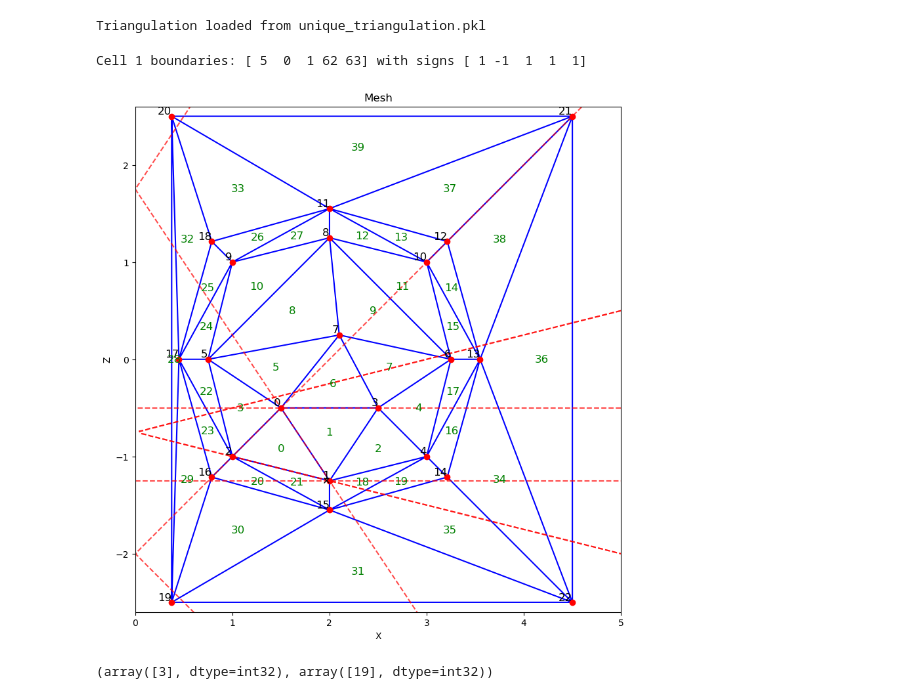
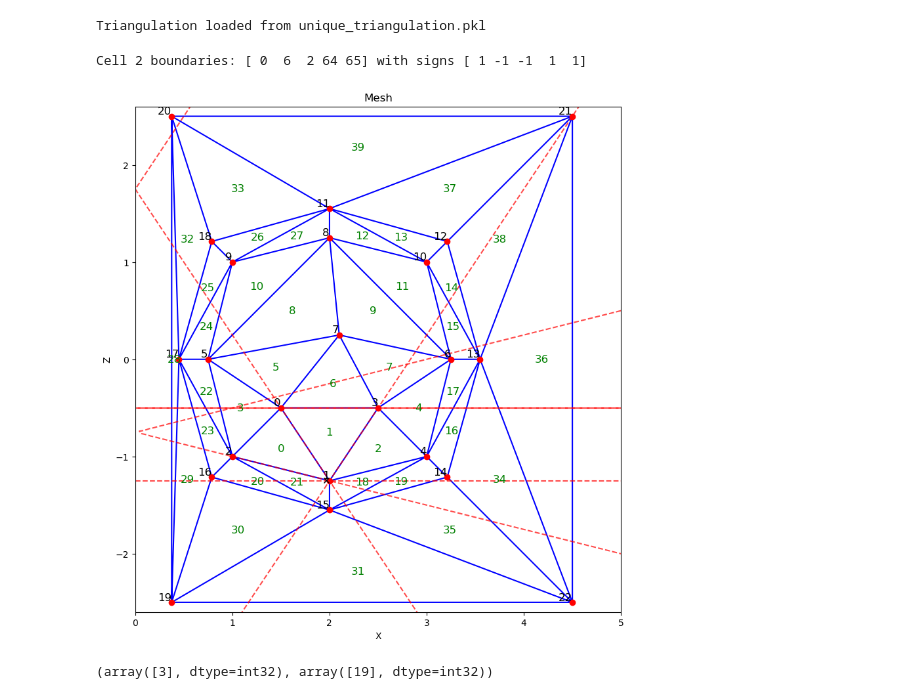
Before and after one commit to Fuad-HH/Degas2-Geom-Debug, a Jupyter notebook: compare_nc_meshes.ipynb, the cells around one changed output. Cells and saved outputs as stored; diff of their text form; code cells hidden in the pictures.

```diff
--- a/compare_nc_meshes.ipynb
+++ b/compare_nc_meshes.ipynb
@@ -43,36 +43,36 @@ mesh = load_triangulation('unique_triangulation.pkl')
 # %% [output]
 Triangulation loaded from unique_triangulation.pkl
 # %%
-cell_id = 1
+cell_id = 2
 cell_boundary_ids, signs = get_cell_boundaries(cell_id, cells, boundaries)
 print(f"Cell {cell_id} boundaries: {cell_boundary_ids} with signs {signs}")
 fig, ax = plt.subplots()
 plot_triangulation_with_labels(mesh, axis=ax)
 for b_id in cell_boundary_ids:
     plot_quad_on_xz(surface_coeffs[b_id], (0,5), (-5,5), axis=ax)
 
 plot_quad_on_xz(surface_coeffs[5], (0,5), (-5,5), axis=ax)
 
 ax.plot(1.9695E+00, -1.2431E+00, 'kx', label='Cell Center')
 
 flight_points = [
     [2.1353E+00, -1.1817E+00],
     [2.1288E+00, -1.2178E+00],
     [2.0768E+00, -1.5057E+00]
 ]
 #ax.plot([pt[0] for pt in flight_points], [pt[1] for pt in flight_points], 'ro-', label='Flight Path')
 
 ax.set_xlabel('X')
 ax.set_ylabel('Z')
 # equal axis scaling
 ax.set_aspect('equal')
 ax.set_xlim(0,5)
 ax.set_ylim(-2.6,  2.6)
 fig.set_size_inches(10, 10)
 plt.show()
 # %% [output]
-Cell 1 boundaries: [ 5  0  1 62 63] with signs [ 1 -1  1  1  1]
+Cell 2 boundaries: [ 0  6  2 64 65] with signs [ 1 -1 -1  1  1]
-[figure, old version]
+[figure, new version]
 # %%
 fig, ax = plt.subplots()
 plot_triangulation_with_labels(mesh, axis=ax)
```
Also changed, not shown: parts of 6 cells of this notebook, 2 other files.
